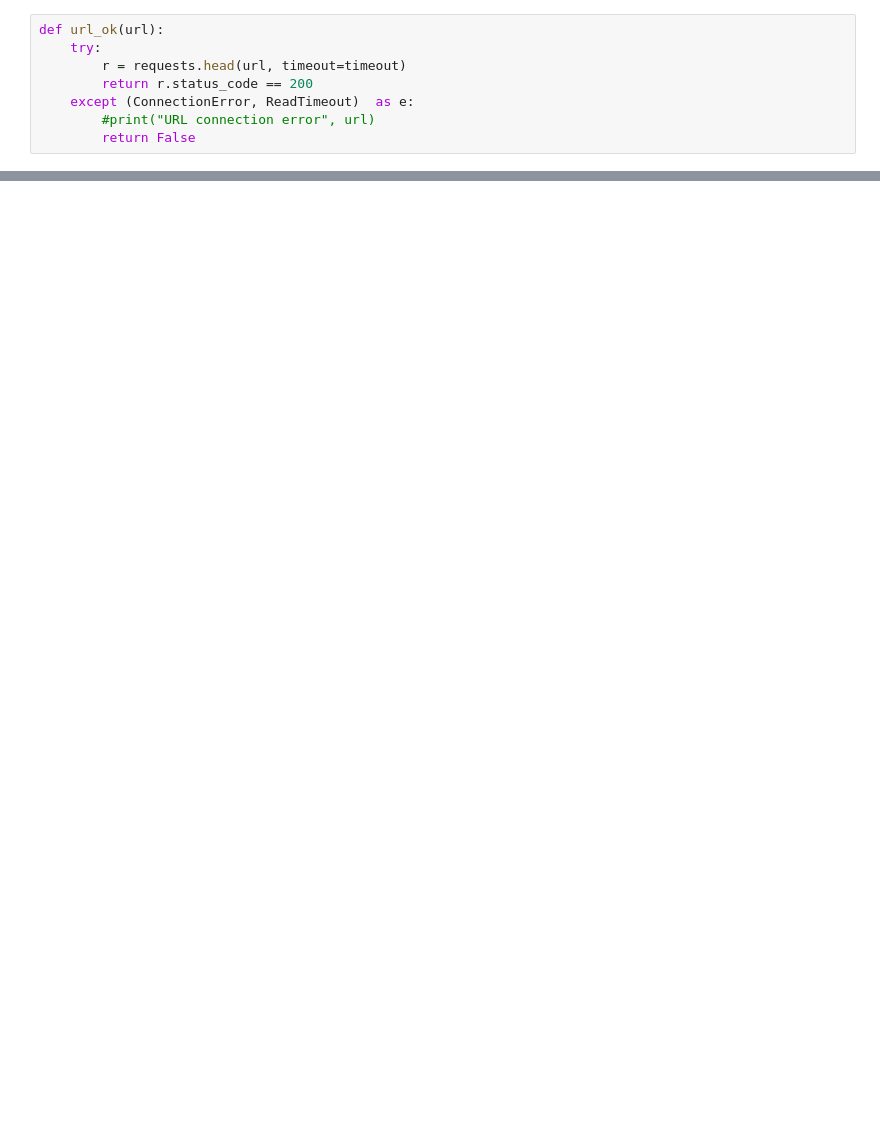
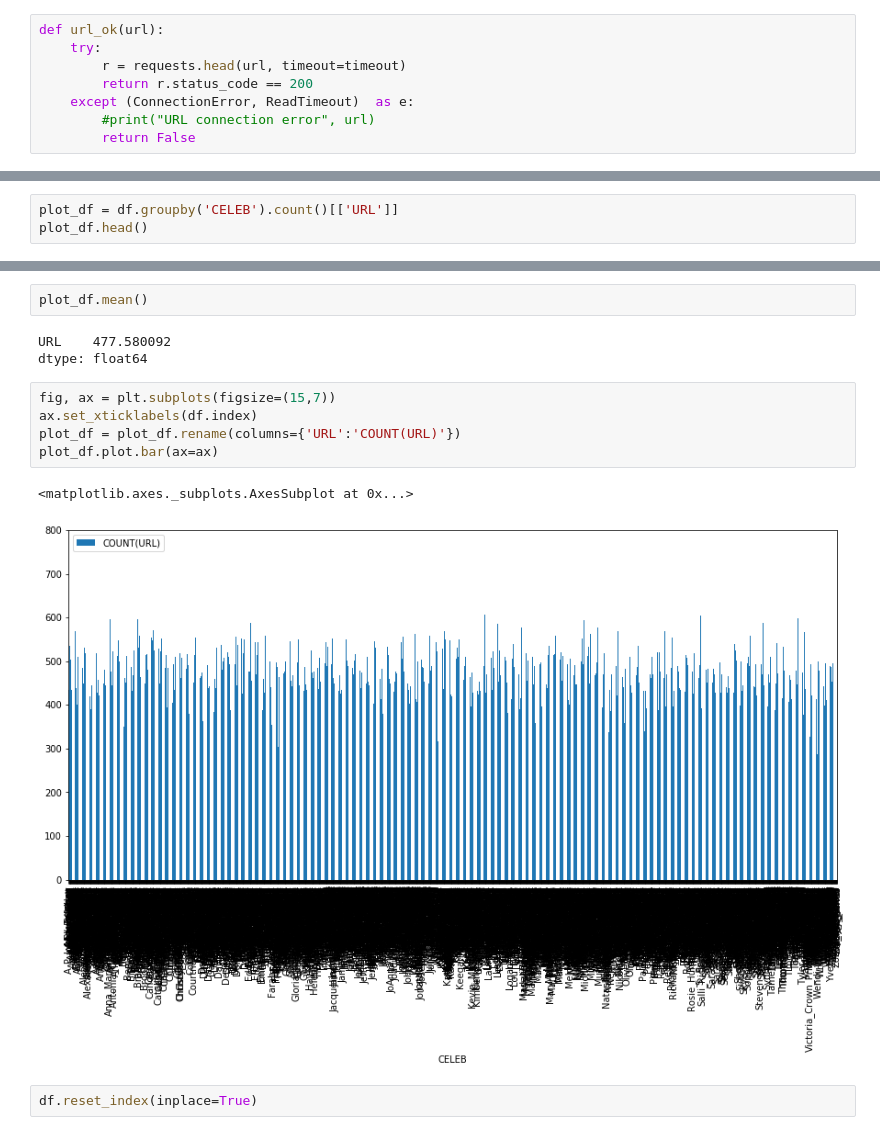
Before and after one commit to chrismattmann/MLwithTensorFlow2ed, a Jupyter notebook: Listing 9.18-eoc-assign.ipynb, the cells around one changed output, grey strips where cells are left out. Saved outputs shown, nothing was run; the diff lists cells and outputs as text; blank space fills up the shorter version.

```diff
--- a/Listing 9.18-eoc-assign.ipynb
+++ b/Listing 9.18-eoc-assign.ipynb
@@ -127,0 +162,3 @@ clip_image(c_url, c_box)
+# %%
+plot_df = df.groupby('CELEB').count()[['URL']]
+plot_df.head()
@@ -127,0 +173,15 @@ clip_image(c_url, c_box)
+# %%
+plot_df.mean()
+# %% [output]
+URL    477.580092
+dtype: float64
+# %%
+fig, ax = plt.subplots(figsize=(15,7))
+ax.set_xticklabels(df.index)
+plot_df = plot_df.rename(columns={'URL':'COUNT(URL)'})
+plot_df.plot.bar(ax=ax)
+# %% [output]
+<matplotlib.axes._subplots.AxesSubplot at 0x...>
+[figure, added]
+# %%
+df.reset_index(inplace=True)
```
Also changed, not shown: parts of 14 cells of this notebook, 3 other files.
